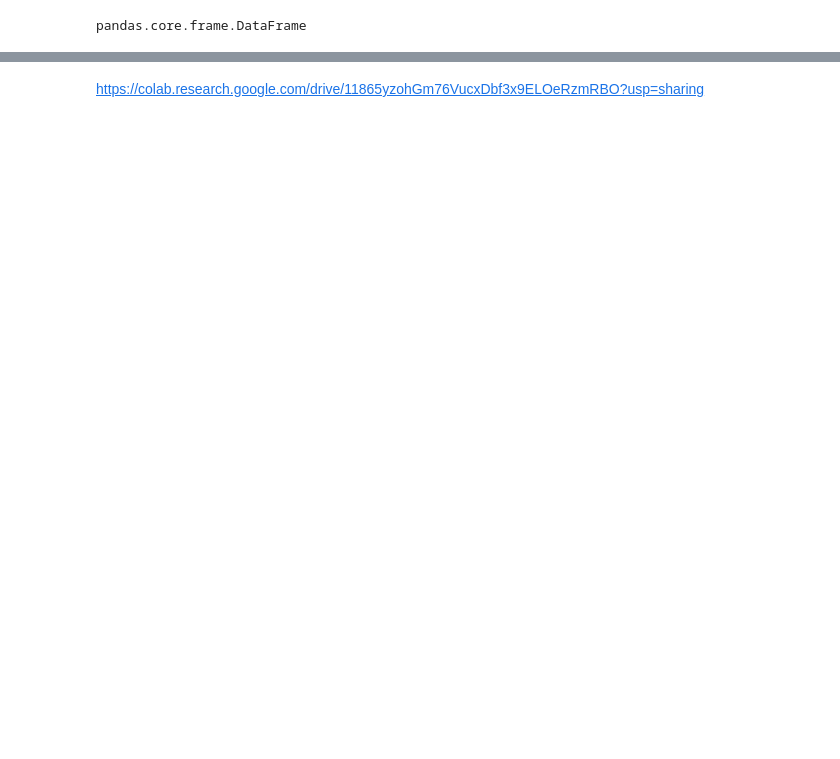
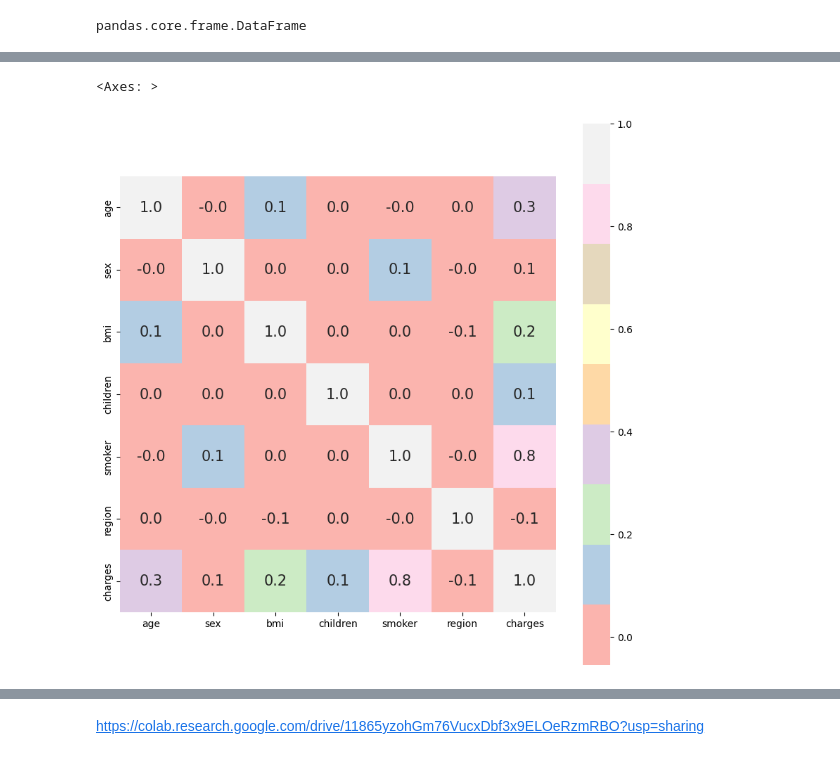
Before and after one commit to kimjeoungeun/my_study, a Jupyter notebook: insurance.ipynb, the cells around one changed output, grey strips where cells are left out. Saved outputs shown, nothing was run; the diff lists cells and outputs as text; code cells hidden in the pictures; blank space fills up the shorter version.

```diff
--- a/insurance.ipynb
+++ b/insurance.ipynb
@@ -75,0 +191,8 @@ pandas.core.frame.DataFrame
+# %%
+df_in=df_in[['age', 'sex', 'bmi', 'children', 'smoker', 'region', 'charges']]
+corrMatt = df_in.corr()
+print(corrMatt)
+mask = np.array(corrMatt)
+#Return the indices for the upper-triangle of arr.
+#상삼각행렬
+mask[np.tril_indices_from(mask)] = False
@@ -76,3 +208,10 @@ pandas.core.frame.DataFrame
+# %%
+plt.figure(figsize=(10,10)) # 히트맵그리기
+sns.heatmap(corrMatt, cbar=True, square= True, fmt='.1f', annot=True, annot_kws={'size':15}, cmap='Pastel1')
+# 컬러바표시, 정사각형 히트맵, 왜?소수점아래 한자리까지?, 히트맵의상관관계값
+# %% [output]
+<Axes: >
+[figure, added]
 # %%
 fig, ((ax1,ax2,ax3),(ax4,ax5,ax6))=plt.subplots(nrows=2,ncols=3)
 fig.set_size_inches(18,8)
```
Also changed, not shown: parts of 38 cells of this notebook, 1 other file.
